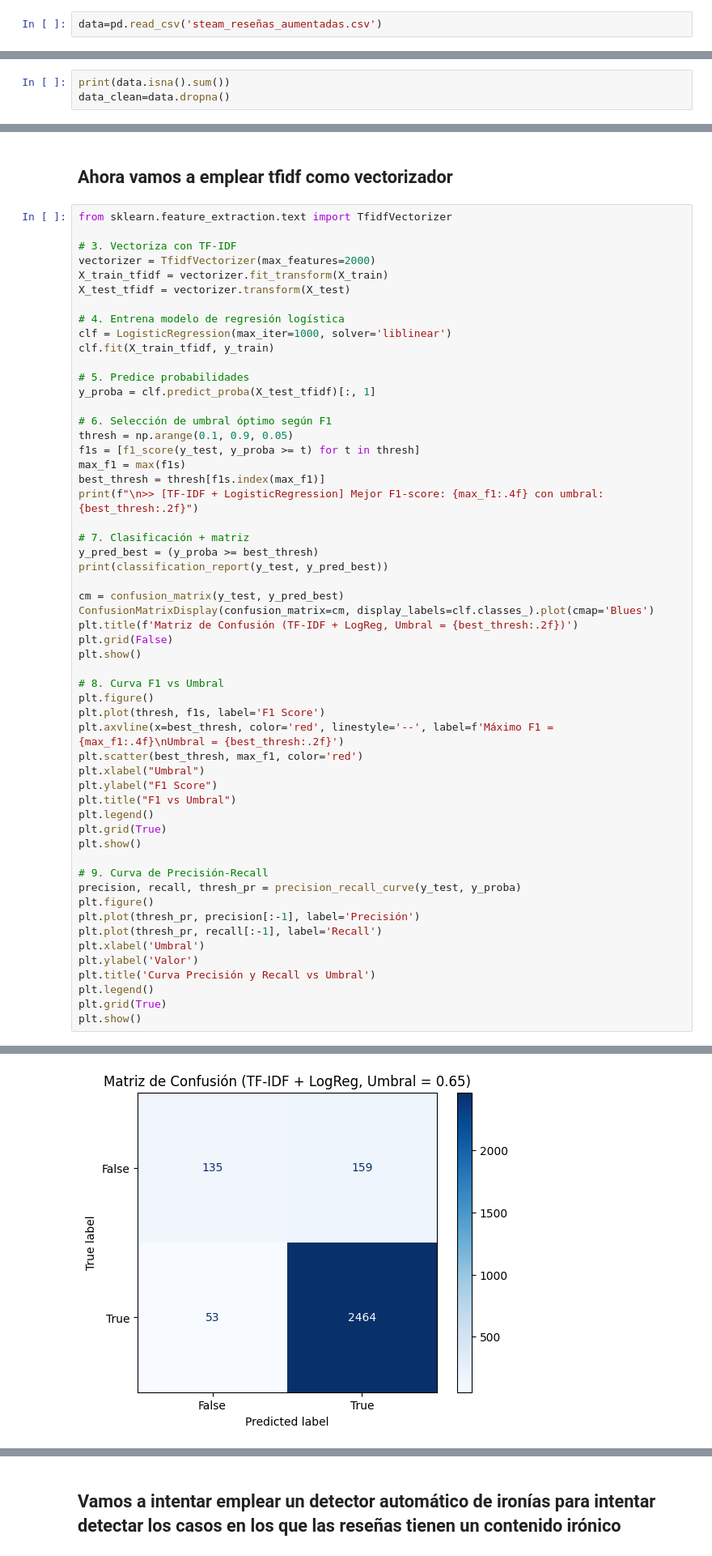
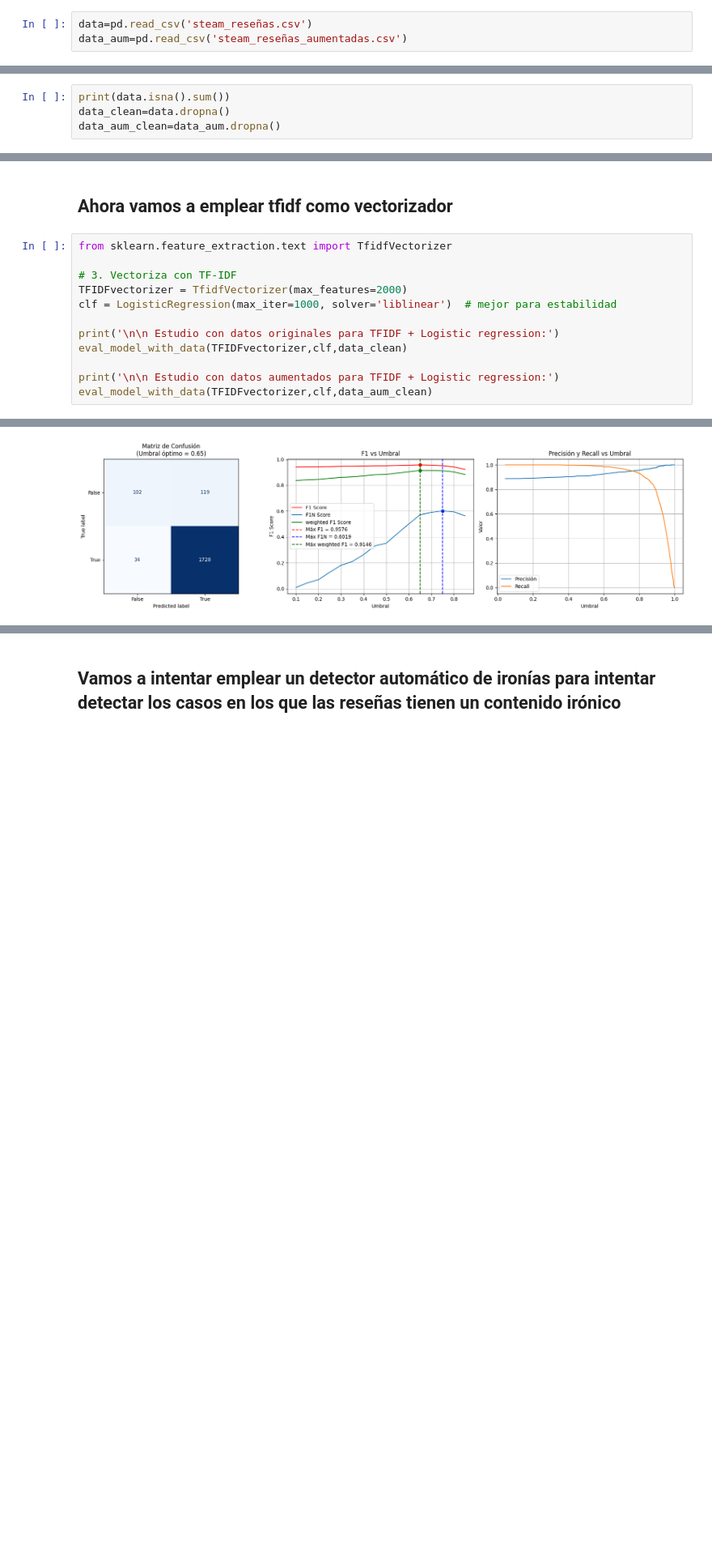
Before and after one commit to Mr-ion77/steam-reviewing, a Jupyter notebook: modelos_steam.ipynb, the cells around one changed output, grey strips where cells are left out. Shown at 81% size. Drawn from its saved outputs; the diff is of its cells as text; blank space fills up the shorter version.

```diff
--- a/modelos_steam.ipynb
+++ b/modelos_steam.ipynb
@@ -10,12 +10,14 @@ from sklearn.metrics import confusion_matrix, ConfusionMatrixDisplay
 # %% [markdown]
 # Primeramente cargamos el dataframe de las reviews
 # %%
-data=pd.read_csv('steam_reseñas_aumentadas.csv')
+data=pd.read_csv('steam_reseñas.csv')
+data_aum=pd.read_csv('steam_reseñas_aumentadas.csv')
 # %% [markdown]
 ## Dropeamos los Nan para la prueba
 # %%
 print(data.isna().sum())
 data_clean=data.dropna()
+data_aum_clean=data_aum.dropna()
 # %% [output]
 game_title             0
 game_id                0
@@ -238,55 +293,12 @@ weighted avg       0.91      0.92      0.90      2811
 from sklearn.feature_extraction.text import TfidfVectorizer
 
 # 3. Vectoriza con TF-IDF
-vectorizer = TfidfVectorizer(max_features=2000)
-X_train_tfidf = vectorizer.fit_transform(X_train)
-X_test_tfidf = vectorizer.transform(X_test)
+TFIDFvectorizer = TfidfVectorizer(max_features=2000)
+clf = LogisticRegression(max_iter=1000, solver='liblinear')  # mejor para estabilidad
 
-# 4. Entrena modelo de regresión logística
-clf = LogisticRegression(max_iter=1000, solver='liblinear')
-clf.fit(X_train_tfidf, y_train)
+print('\n\n Estudio con datos originales para TFIDF + Logistic regression:')
+eval_model_with_data(TFIDFvectorizer,clf,data_clean)
 
-# 5. Predice probabilidades
-y_proba = clf.predict_proba(X_test_tfidf)[:, 1]
-
-# 6. Selección de umbral óptimo según F1
-thresh = np.arange(0.1, 0.9, 0.05)
-f1s = [f1_score(y_test, y_proba >= t) for t in thresh]
-max_f1 = max(f1s)
-best_thresh = thresh[f1s.index(max_f1)]
-print(f"\n>> [TF-IDF + LogisticRegression] Mejor F1-score: {max_f1:.4f} con umbral: {best_thresh:.2f}")
-
-# 7. Clasificación + matriz
-y_pred_best = (y_proba >= best_thresh)
-print(classification_report(y_test, y_pred_best))
-
-cm = confusion_matrix(y_test, y_pred_best)
-ConfusionMatrixDisplay(confusion_matrix=cm, display_labels=clf.classes_).plot(cmap='Blues')
-plt.title(f'Matriz de Confusión (TF-IDF + LogReg, Umbral = {best_thresh:.2f})')
-plt.grid(False)
-plt.show()
-
-# 8. Curva F1 vs Umbral
-plt.figure()
-plt.plot(thresh, f1s, label='F1 Score')
-plt.axvline(x=best_thresh, color='red', linestyle='--', label=f'Máximo F1 = {max_f1:.4f}\nUmbral = {best_thresh:.2f}')
-plt.scatter(best_thresh, max_f1, color='red')
-plt.xlabel("Umbral")
-plt.ylabel("F1 Score")
-plt.title("F1 vs Umbral")
-plt.legend()
-plt.grid(True)
-plt.show()
-
-# 9. Curva de Precisión-Recall
-precision, recall, thresh_pr = precision_recall_curve(y_test, y_proba)
-plt.figure()
-plt.plot(thresh_pr, precision[:-1], label='Precisión')
-plt.plot(thresh_pr, recall[:-1], label='Recall')
-plt.xlabel('Umbral')
-plt.ylabel('Valor')
-plt.title('Curva Precisión y Recall vs Umbral')
-plt.legend()
-plt.grid(True)
-plt.show()
+print('\n\n Estudio con datos aumentados para TFIDF + Logistic regression:')
+eval_model_with_data(TFIDFvectorizer,clf,data_aum_clean)
 # %% [output]
@@ -302 +322 @@ weighted avg       0.92      0.92      0.92      2811
-[figure, old version]
+[figure, new version]
```
Also changed, not shown: parts of 17 cells of this notebook.
